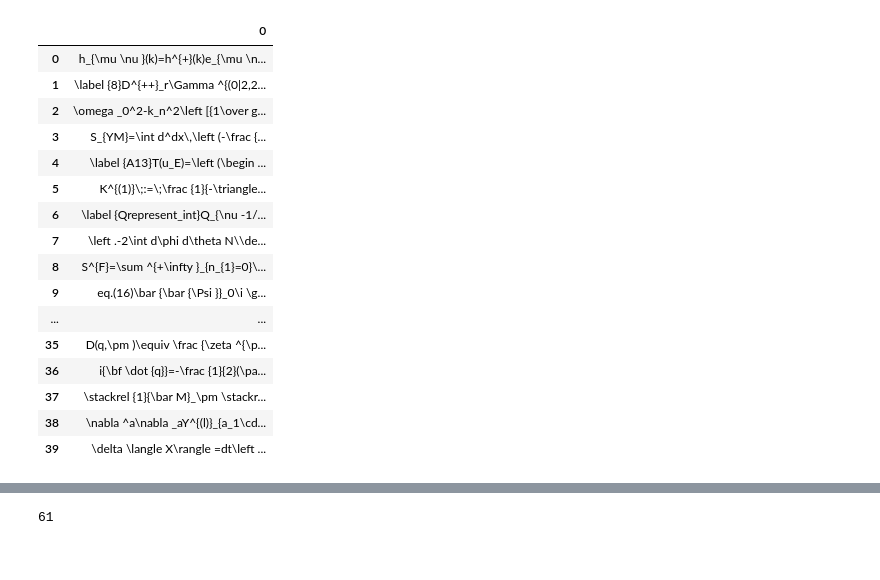
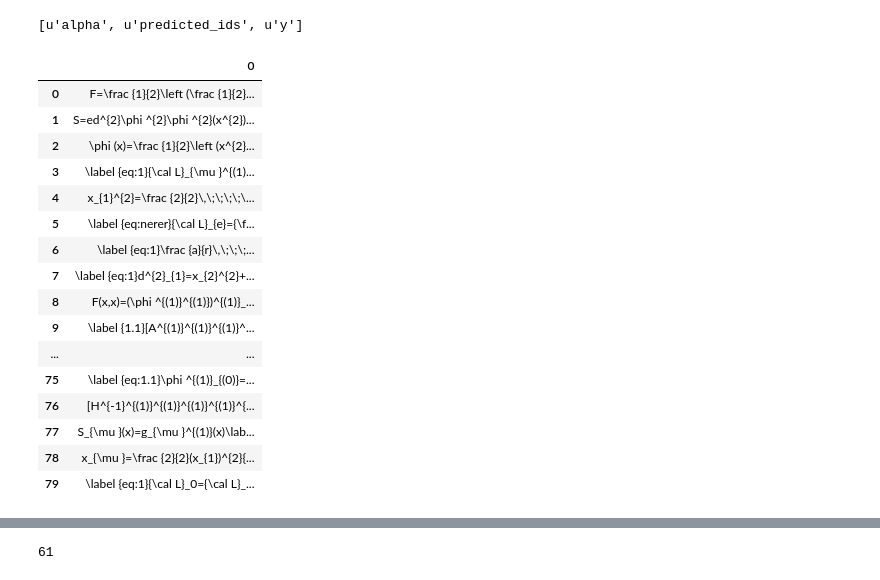
Before and after one commit to untrix/im2latex, a Jupyter notebook: src/visualize.ipynb, the cells around one changed output, grey strips where cells are left out. Drawn from its saved outputs; the diff is of its cells as text; code cells hidden in the pictures.

```diff
--- a/src/visualize.ipynb
+++ b/src/visualize.ipynb
@@ -46,11 +46,17 @@ class Visualize(object):
     def i2w(self):
         return self._id2word
 
+    @property
+    def max_step(self):
+        steps = [int(os.path.basename(f).split('_')[-1].split('.')[0]) for f in os.listdir(self._storedir)]
+        return sorted(steps)[-1]
+
+
     def keys(self, graph, step):
         with h5py.File(os.path.join(self._storedir, '%s_%d.h5'%(graph,step))) as h5:
             return h5.keys()
 
-    def np(self, graph, step, key):
+    def np(self, graph, step, key=None):
         """
         Args:
             graph: 'training' or 'validation'
@@ -67,12 +73,33 @@ class Visualize(object):
         df = self.df(graph, step, key)
         return df.applymap(lambda x: self._id2word[x])
 
-    def str(self, graph, step, key):
+    def strs(self, graph, step, key):
         df_str = self.words(graph, step, key)
 
         ## each token's string version - excepting backslash - has a space appended to it,
         ## therefore the string output should be compile if the prediction was syntactically correct
         return pd.DataFrame(["".join(row) for row in df_str.itertuples(index=False)])
+
+class VisualizeStep():
+    def __init__(self, visualizer, step):
+        self._step = step
+        self._visualizer = visualizer
+
+    def keys(self, graph):
+        return self._visualizer.keys(graph, self._step)
+
+    def np(self, graph, key=None):
+        return self._visualizer.np(graph, self._step, key)
+
+    def df(self, graph, step, key):
+        return pd.DataFrame.df(self.np(graph, step, key))
+
+    def words(self, graph, key):
+        return self._visualizer.words(graph, self._step, key)
+
+    def strs(self, graph, key):
+        return self._visualizer.strs(graph, self._step, key)
 # %%
 # v = Visualize('./tb_metrics_dev/2017-10-06 17-56-47 PDT/store', '../data/generated2')
-v = Visualize('./tb_metrics_dev/2017-10-06 18-02-34 PDT/store', '../data/generated2')
+v = Visualize('./tb_metrics/2017-10-07 14-33-35 PDT/store', '../data/generated2')
+v.max_step
@@ -112,20 +108,25 @@ print (df == '\\').sum().sum()
-# %%
-v.str('training', 1, 'y')
-# %% [output]
-|  | 0 |
-| 0 | h_{\mu \nu }(k)=h^{+}(k)e_{\mu \n... |
-| 1 | \label {8}D^{++}_r\Gamma ^{(0|2,2... |
-| 2 | \omega _0^2-k_n^2\left [{1\over g... |
-| 3 | S_{YM}=\int d^dx\,\left (-\frac {... |
-| 4 | \label {A13}T(u_E)=\left (\begin ... |
-| 5 | K^{(1)}\;:=\;\frac {1}{-\triangle... |
-| 6 | \label {Qrepresent_int}Q_{\nu -1/... |
-| 7 | \left .-2\int d\phi d\theta N\\de... |
-| 8 | S^{F}=\sum ^{+\infty }_{n_{1}=0}\... |
-| 9 | eq.(16)\bar {\bar {\Psi }}_0\i \g... |
-| ... | ... |
-| 35 | D(q,\pm )\equiv \frac {\zeta ^{\p... |
-| 36 | i{\bf \dot {q}}=-\frac {1}{2}(\pa... |
-| 37 | \stackrel {1}{\bar M}_\pm \stackr... |
-| 38 | \nabla ^a\nabla _aY^{(l)}_{a_1\cd... |
-| 39 | \delta \langle X\rangle =dt\left ... |
+# %%
+vs = VisualizeStep(v, 5180)
+vs.keys('validation')
+# %% [output]
+[u'alpha', u'predicted_ids', u'y']
+# %%
+vs.strs('validation', 'predicted_ids')
+# %% [output]
+|  | 0 |
+| 0 | F=\frac {1}{2}\left (\frac {1}{2}... |
+| 1 | S=ed^{2}\phi ^{2}\phi ^{2}(x^{2})... |
+| 2 | \phi (x)=\frac {1}{2}\left (x^{2}... |
+| 3 | \label {eq:1}{\cal L}_{\mu }^{(1)... |
+| 4 | x_{1}^{2}=\frac {2}{2}\,\;\;\;\;\... |
+| 5 | \label {eq:nerer}{\cal L}_{e}={\f... |
+| 6 | \label {eq:1}\frac {a}{r}\,\;\;\;... |
+| 7 | \label {eq:1}d^{2}_{1}=x_{2}^{2}+... |
+| 8 | F(x,x)=(\phi ^{(1)}^{(1)})^{(1)}_... |
+| 9 | \label {1.1}[A^{(1)}^{(1)}^{(1)}^... |
+| ... | ... |
+| 75 | \label {eq:1.1}\phi ^{(1)}_{(0)}=... |
+| 76 | [H^{-1}^{(1)}^{(1)}^{(1)}^{(1)}^{... |
+| 77 | S_{\mu }(x)=g_{\mu }^{(1)}(x)\lab... |
+| 78 | x_{\mu }=\frac {2}{2}(x_{1})^{2}{... |
+| 79 | \label {eq:1}{\cal L}_0={\cal L}_... |
```
Also changed, not shown: parts of 6 cells of this notebook, 3 other files.
